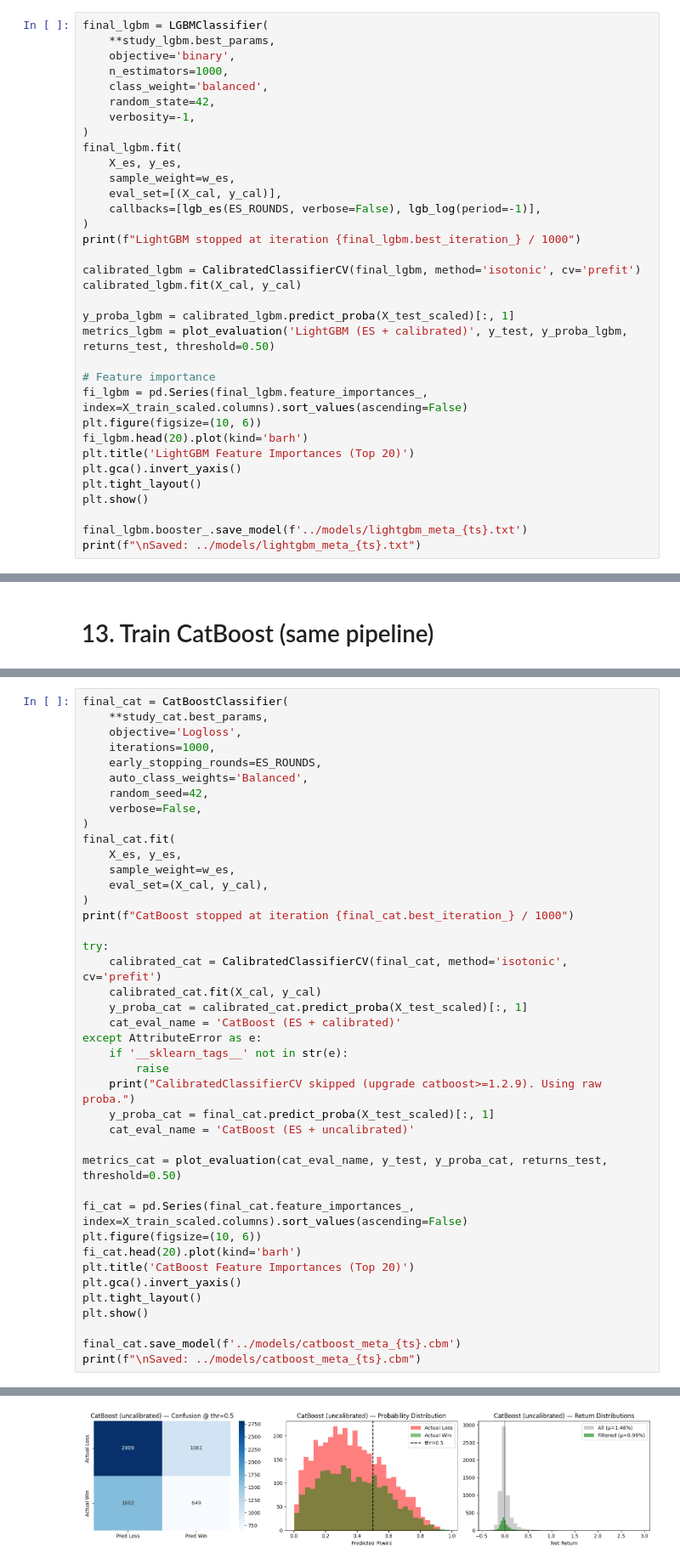
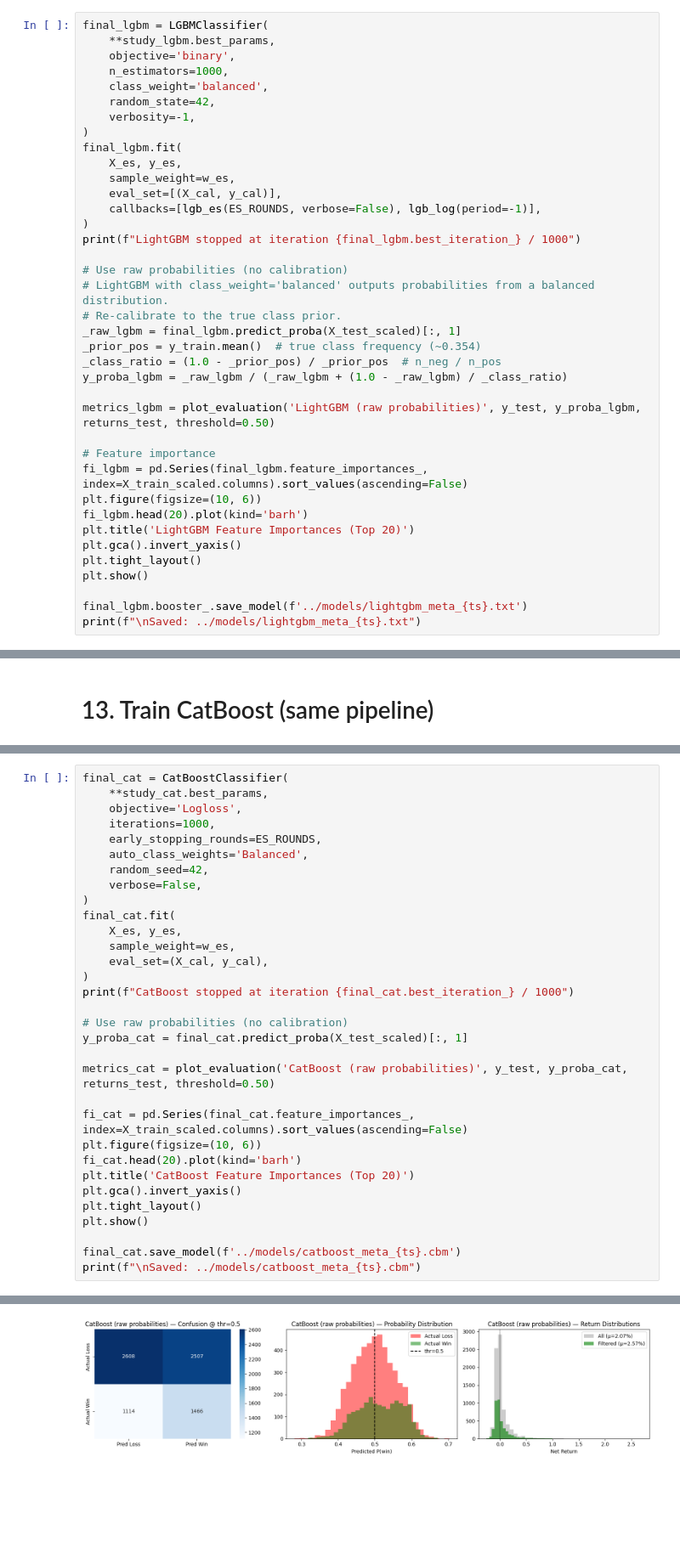
Before and after one commit to phuchuynh0909/all-in-one-portfolio, a Jupyter notebook: notebooks/train_models_001.ipynb, the cells around one changed output, grey strips where cells are left out. Shown at 85% size. Saved outputs shown, nothing was run; the diff lists cells and outputs as text; blank space fills up the shorter version.

```diff
--- a/notebooks/train_models_001.ipynb
+++ b/notebooks/train_models_001.ipynb
@@ -566,11 +754,15 @@ final_lgbm.fit(
 )
 print(f"LightGBM stopped at iteration {final_lgbm.best_iteration_} / 1000")
 
-calibrated_lgbm = CalibratedClassifierCV(final_lgbm, method='isotonic', cv='prefit')
-calibrated_lgbm.fit(X_cal, y_cal)
+# Use raw probabilities (no calibration)
+# LightGBM with class_weight='balanced' outputs probabilities from a balanced distribution.
+# Re-calibrate to the true class prior.
+_raw_lgbm = final_lgbm.predict_proba(X_test_scaled)[:, 1]
+_prior_pos = y_train.mean()  # true class frequency (~0.354)
+_class_ratio = (1.0 - _prior_pos) / _prior_pos  # n_neg / n_pos
+y_proba_lgbm = _raw_lgbm / (_raw_lgbm + (1.0 - _raw_lgbm) / _class_ratio)
 
-y_proba_lgbm = calibrated_lgbm.predict_proba(X_test_scaled)[:, 1]
-metrics_lgbm = plot_evaluation('LightGBM (ES + calibrated)', y_test, y_proba_lgbm, returns_test, threshold=0.50)
+metrics_lgbm = plot_evaluation('LightGBM (raw probabilities)', y_test, y_proba_lgbm, returns_test, threshold=0.50)
 
 # Feature importance
 fi_lgbm = pd.Series(final_lgbm.feature_importances_, index=X_train_scaled.columns).sort_values(ascending=False)
@@ -660,19 +853,10 @@ final_cat.fit(
 )
 print(f"CatBoost stopped at iteration {final_cat.best_iteration_} / 1000")
 
-try:
-    calibrated_cat = CalibratedClassifierCV(final_cat, method='isotonic', cv='prefit')
-    calibrated_cat.fit(X_cal, y_cal)
-    y_proba_cat = calibrated_cat.predict_proba(X_test_scaled)[:, 1]
-    cat_eval_name = 'CatBoost (ES + calibrated)'
-except AttributeError as e:
-    if '__sklearn_tags__' not in str(e):
-        raise
-    print("CalibratedClassifierCV skipped (upgrade catboost>=1.2.9). Using raw proba.")
-    y_proba_cat = final_cat.predict_proba(X_test_scaled)[:, 1]
-    cat_eval_name = 'CatBoost (ES + uncalibrated)'
+# Use raw probabilities (no calibration)
+y_proba_cat = final_cat.predict_proba(X_test_scaled)[:, 1]
 
-metrics_cat = plot_evaluation(cat_eval_name, y_test, y_proba_cat, returns_test, threshold=0.50)
+metrics_cat = plot_evaluation('CatBoost (raw probabilities)', y_test, y_proba_cat, returns_test, threshold=0.50)
 
 fi_cat = pd.Series(final_cat.feature_importances_, index=X_train_scaled.columns).sort_values(ascending=False)
 plt.figure(figsize=(10, 6))
@@ -689 +873 @@ CalibratedClassifierCV skipped (CatBoost missing __sklearn_tags__). Run: pip ins
-[figure, old version]
+[figure, new version]
```
Also changed, not shown: parts of 26 cells of this notebook, 38 other files.
